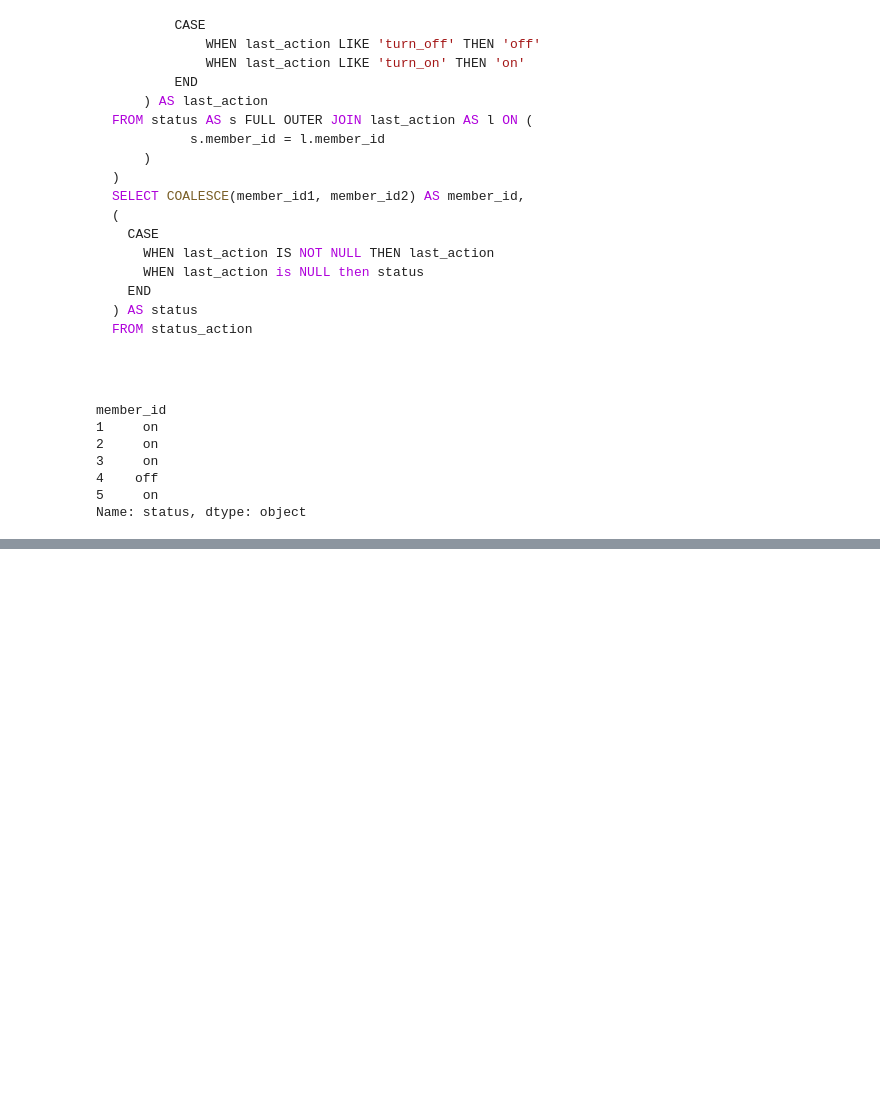
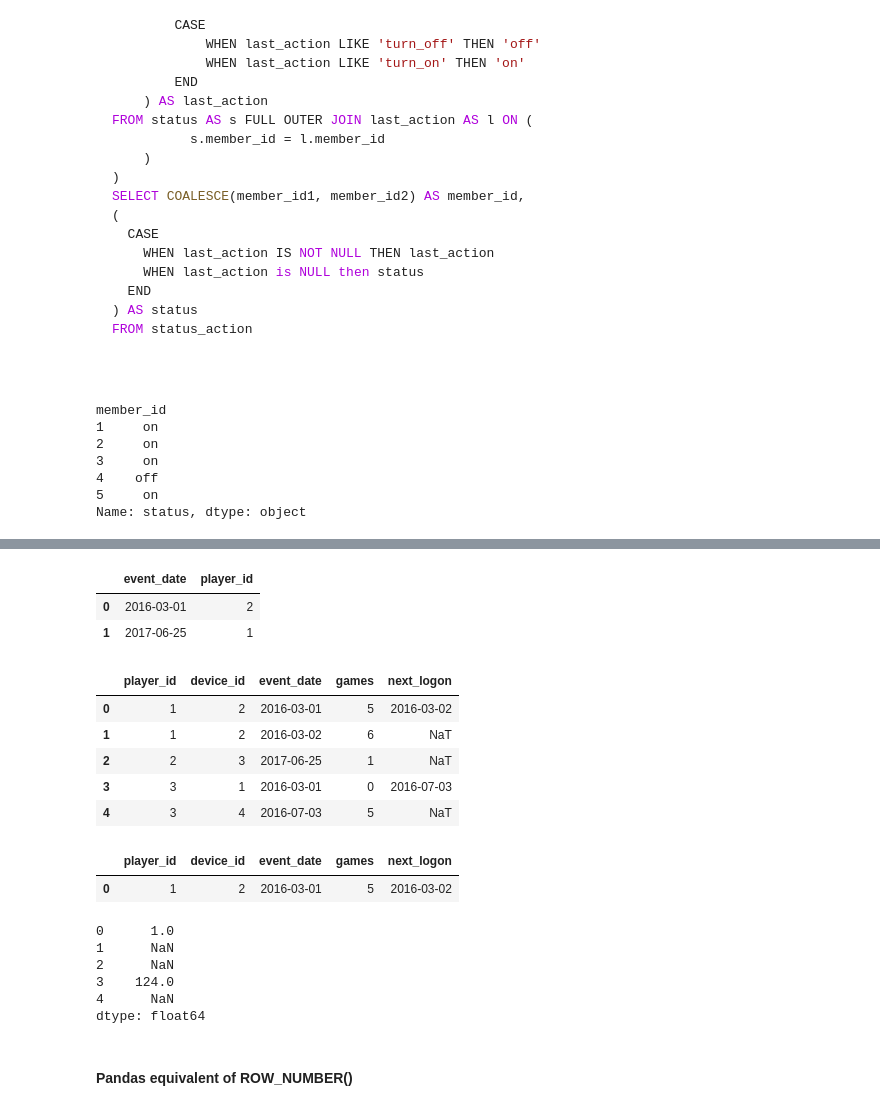
Before and after one commit to xys234/coding-problems, a Jupyter notebook: pandas/LC_Data_Manipulation.ipynb, the cells around one changed output, grey strips where cells are left out. Drawn from its saved outputs; the diff is of its cells as text; code cells hidden in the pictures; blank space fills up the shorter version.

```diff
--- a/pandas/LC_Data_Manipulation.ipynb
+++ b/pandas/LC_Data_Manipulation.ipynb
@@ -504,0 +705,14 @@ Name: status, dtype: object
+# %%
+activity = StringIO(
+"""
+player_id,device_id,event_date,games
+1,2,2016-03-01,5
+1,2,2016-03-02,6
+2,3,2017-06-25,1
+3,1,2016-03-01,0
+3,4,2016-07-03,5
+"""
+)
+
+df = pd.read_csv(activity).assign(event_date=lambda x: pd.to_datetime(x.event_date))
+df
@@ -504,0 +740,32 @@ Name: status, dtype: object
+# %%
+df.groupby('player_id', as_index=False)['event_date'].first().groupby('event_date', as_index=False)['player_id'].count()
+# %% [output]
+|  | event_date | player_id |
+| 0 | 2016-03-01 | 2 |
+| 1 | 2017-06-25 | 1 |
+# %%
+df['next_logon'] = df.groupby('player_id')['event_date'].shift(-1)
+df
+# %% [output]
+|  | player_id | device_id | event_date | games | next_logon |
+| 0 | 1 | 2 | 2016-03-01 | 5 | 2016-03-02 |
+| 1 | 1 | 2 | 2016-03-02 | 6 | NaT |
+| 2 | 2 | 3 | 2017-06-25 | 1 | NaT |
+| 3 | 3 | 1 | 2016-03-01 | 0 | 2016-07-03 |
+| 4 | 3 | 4 | 2016-07-03 | 5 | NaT |
+# %%
+df.loc[(df.next_logon - df.event_date).dt.days == 1]
+# %% [output]
+|  | player_id | device_id | event_date | games | next_logon |
+| 0 | 1 | 2 | 2016-03-01 | 5 | 2016-03-02 |
+# %%
+(df.next_logon - df.event_date).dt.days
+# %% [output]
+0      1.0
+1      NaN
+2      NaN
+3    124.0
+4      NaN
+dtype: float64
+# %% [markdown]
+#### Pandas equivalent of ROW_NUMBER()
```
Also changed, not shown: parts of 17 cells of this notebook, 7 other files.
